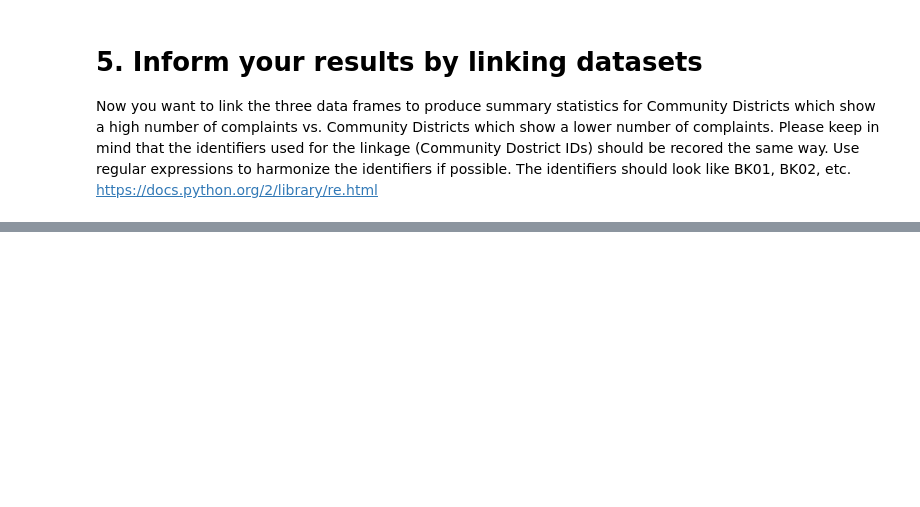
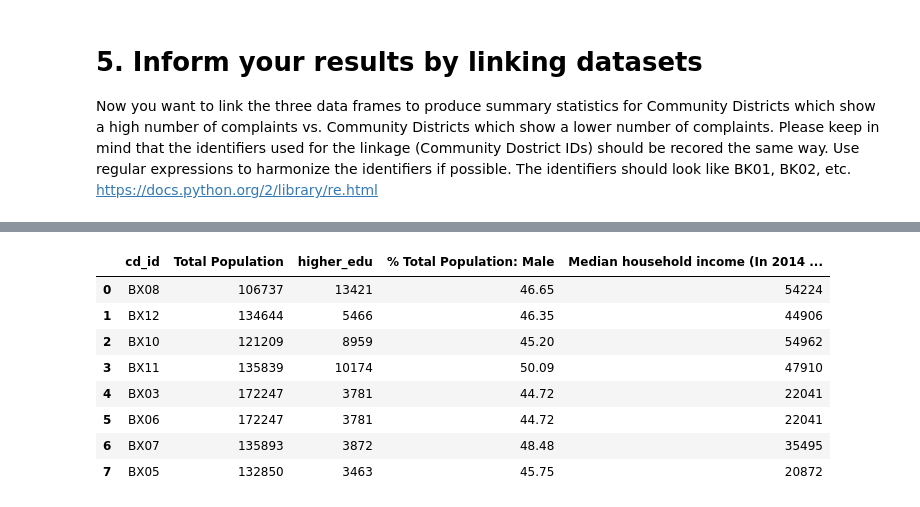
Before and after one commit to overwaterland/PUI2016_hc1924, a Jupyter notebook: HW8_hc1924/HW8_1_hc1924.ipynb, the cells around one changed output, grey strips where cells are left out. Saved outputs shown, nothing was run; the diff lists cells and outputs as text; code cells hidden in the pictures; blank space fills up the shorter version.

```diff
--- a/HW8_hc1924/HW8_1_hc1924.ipynb
+++ b/HW8_hc1924/HW8_1_hc1924.ipynb
@@ -283,5 +349,17 @@ df_pop['cd_id'].unique()
 # %%
 df_pop.replace('MN11111', 'MN11', inplace=True)
+# %%
+df_pop.head(8)
+# %% [output]
+|  | cd_id | Total Population | higher_edu | % Total Population: Male | Median household income (In 2014 ... |
+| 0 | BX08 | 106737 | 13421 | 46.65 | 54224 |
+| 1 | BX12 | 134644 | 5466 | 46.35 | 44906 |
+| 2 | BX10 | 121209 | 8959 | 45.20 | 54962 |
+| 3 | BX11 | 135839 | 10174 | 50.09 | 47910 |
+| 4 | BX03 | 172247 | 3781 | 44.72 | 22041 |
+| 5 | BX06 | 172247 | 3781 | 44.72 | 22041 |
+| 6 | BX07 | 135893 | 3872 | 48.48 | 35495 |
+| 7 | BX05 | 132850 | 3463 | 45.75 | 20872 |
 # %%
 # Harmonize identifier of dataframe 3
 df_infr['Qualifying Name'].value_counts()
```
Also changed, not shown: parts of 21 cells of this notebook.
